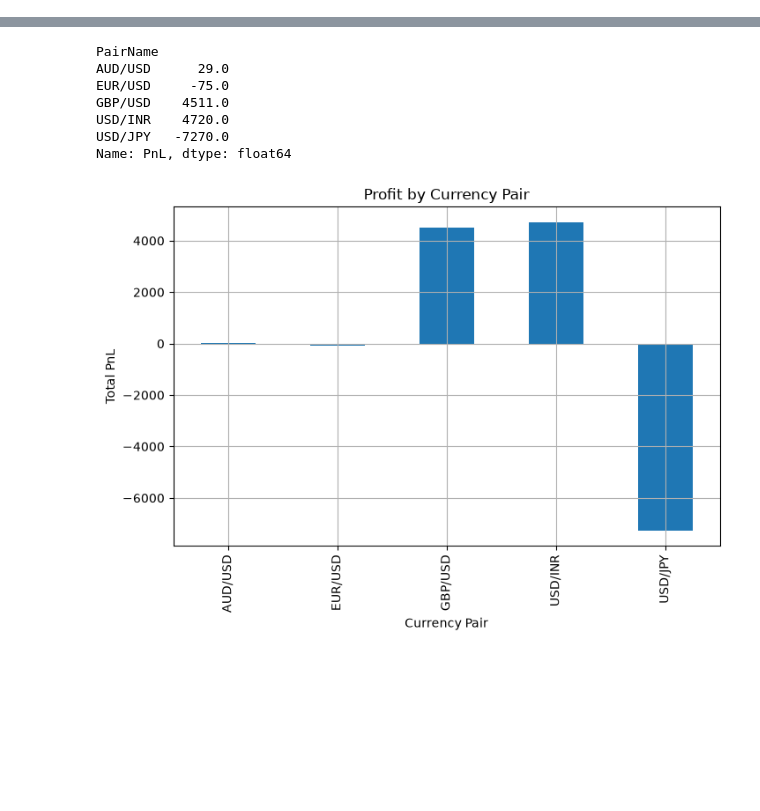
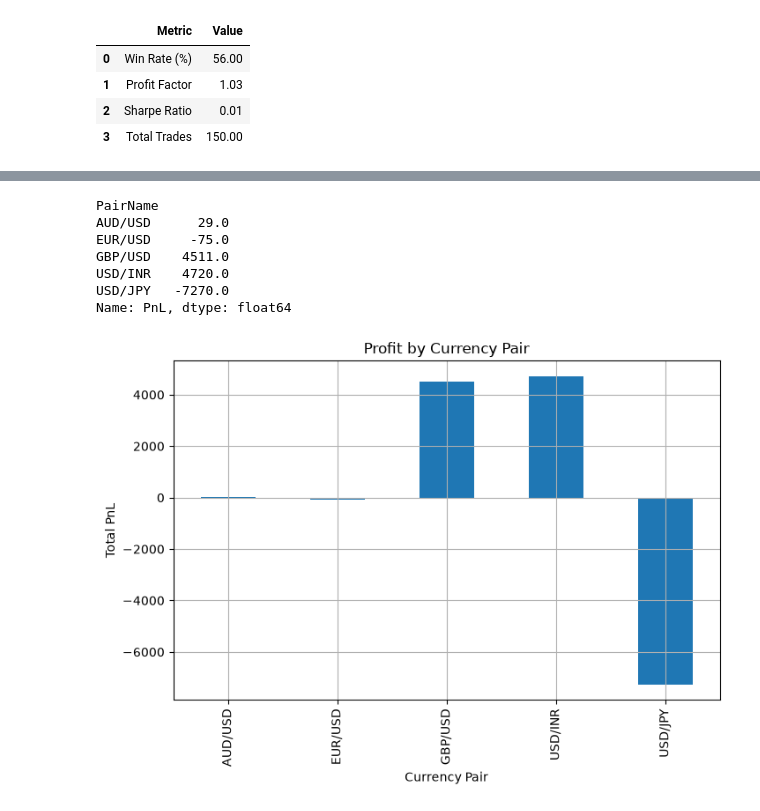
Before and after one commit to ZethetaIntern/Project_1C_Forex_AI_Agent3, a Jupyter notebook: notebooks/08_Performance_Attribution.ipynb, the cells around one changed output, grey strips where cells are left out. Drawn from its saved outputs; the diff is of its cells as text; code cells hidden in the pictures; blank space fills up the shorter version.

```diff
--- a/notebooks/08_Performance_Attribution.ipynb
+++ b/notebooks/08_Performance_Attribution.ipynb
@@ -0,0 +1,37 @@
+# %%
+import numpy as np
+
+# Win Rate
+win_rate = (trade["PnL"] > 0).mean() * 100
+
+# Profit Factor
+gross_profit = trade.loc[trade["PnL"] > 0, "PnL"].sum()
+gross_loss = abs(trade.loc[trade["PnL"] < 0, "PnL"].sum())
+
+profit_factor = gross_profit / gross_loss if gross_loss != 0 else np.nan
+
+# Sharpe Ratio
+sharpe_ratio = trade["PnL"].mean() / trade["PnL"].std()
+
+summary = pd.DataFrame({
+    "Metric":[
+        "Win Rate (%)",
+        "Profit Factor",
+        "Sharpe Ratio",
+        "Total Trades"
+    ],
+    "Value":[
+        round(win_rate,2),
+        round(profit_factor,2),
+        round(sharpe_ratio,2),
+        len(trade)
+    ]
+})
+
+summary
+# %% [output]
+|  | Metric | Value |
+| 0 | Win Rate (%) | 56.00 |
+| 1 | Profit Factor | 1.03 |
+| 2 | Sharpe Ratio | 0.01 |
+| 3 | Total Trades | 150.00 |
```
Also changed, not shown: parts of 1 cell of this notebook.
